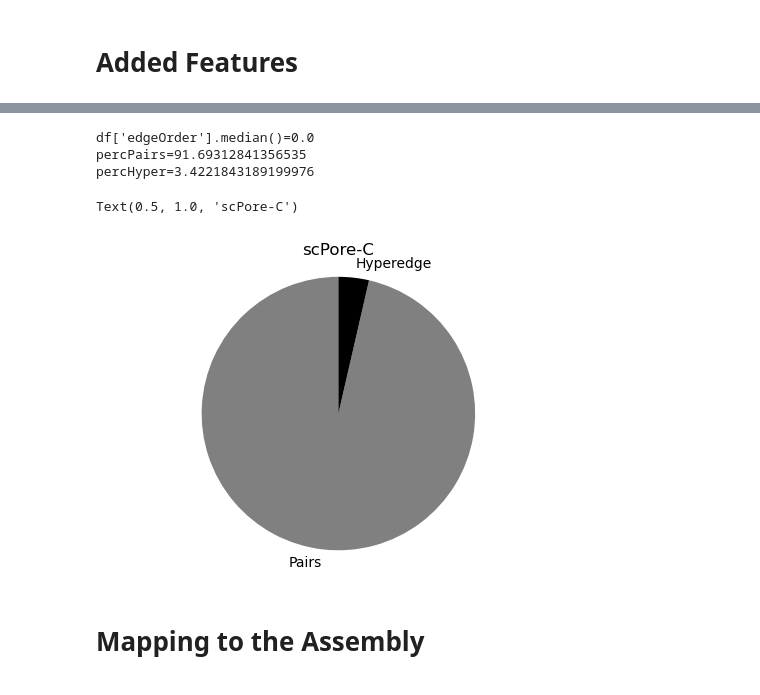
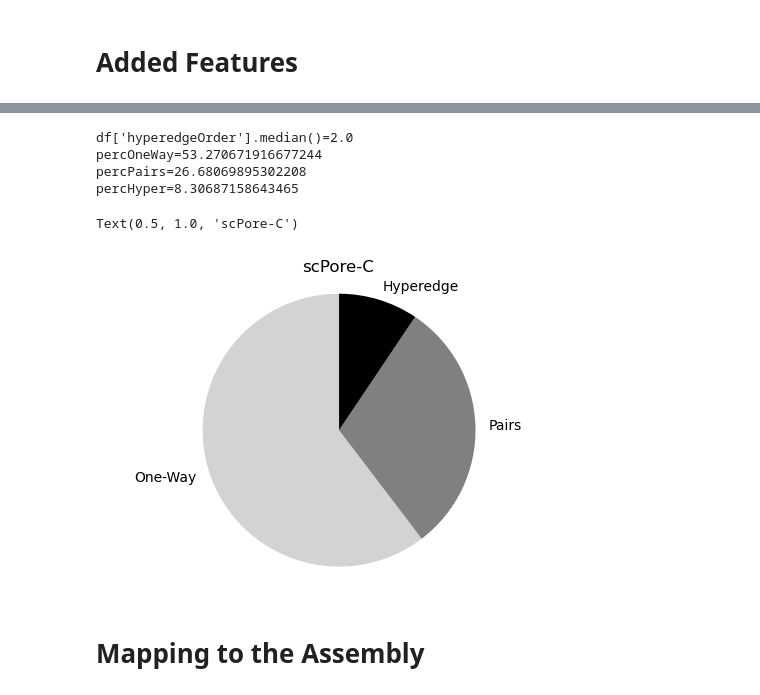
Before and after one commit to CooperStansbury/scPoreC-analysis, a Jupyter notebook: notebooks/single_chromosome_analysis.ipynb, the cells around one changed output, grey strips where cells are left out. Cells and saved outputs as stored; diff of their text form; code cells hidden in the pictures.

```diff
--- a/notebooks/single_chromosome_analysis.ipynb
+++ b/notebooks/single_chromosome_analysis.ipynb
@@ -443,0 +251,15 @@ testCounts.most_common(1)=[(11612264, 7)]
+# %%
+# for single cells, there can be at most 2 copies of any sequence (ligation product)
+print(f"{df.shape=}")
+df = filters.ligationProductFilter(df, nProducts=4, verbose=False)
+currentRecords = df.shape[0]
+print(f"{df.shape=}")
+print(f"{currentRecords/totalRecords=:.4f}")
+
+# quick check of the above
+testCounts = filters.getFragmentCounts(df)
+print(f"{testCounts.most_common(1)=}")
+
+print()
+res = pcu.getSummary(df)
+pcu.printSummary(res)
@@ -448,11 +288,18 @@ testCounts.most_common(1)=[(11612264, 7)]
 # %%
 # add the cardinality of the hyperedge
 df['edgeOrder'] = df.groupby(["read_name"])["align2_fragment_id"].transform("count")
-df['edgeOrder'] = df['edgeOrder'] - 1
 
-res = plt.hist(df['edgeOrder'], edgecolor='k', bins=30)
-plt.title('Order of Hyperedges')
-plt.xlabel('Edge Order')
+# map read count back to concatemer multicplitity
+orderDict = {}
+for i in range(df['edgeOrder'].max()):
+    orderDict[math.comb(i, 2)] = i
+
+df['hyperedgeOrder'] = df['edgeOrder'].map(orderDict)
+
+res = plt.hist(df['hyperedgeOrder'], edgecolor='k', bins=30)
+# res = plt.hist(df['edgeOrder'], edgecolor='k', bins=30, color='orange')
+plt.title('Distribution of Hyperedge Cardinality')
+plt.xlabel('Hyperedge Cardinality')
 plt.ylabel('Number of Reads')
 # %% [output]
 Text(0, 0.5, 'Number of Reads')
@@ -460,33 +317,36 @@ Text(0, 0.5, 'Number of Reads')
 # %%
 # break
 # %%
-percPairs = (np.sum(np.where(df['edgeOrder'] <= 2, 1, 0)) / len(df)) * 100
+percOneWay = (np.sum(np.where(df['edgeOrder'] == 1, 1, 0)) / len(df)) * 100
+percPairs = (np.sum(np.where(df['edgeOrder'] == 2, 1, 0)) / len(df)) * 100
 percHyper = (np.sum(np.where(df['edgeOrder'] > 3, 1, 0)) / len(df)) * 100
 
-print(f"{df['edgeOrder'].median()=}")
+print(f"{df['hyperedgeOrder'].median()=}")
 
+print(f"{percOneWay=}")
 print(f"{percPairs=}")
 print(f"{percHyper=}")
 
-labels = ['Pairs', 'Hyperedge']
+labels = ['One-Way', 'Pairs', 'Hyperedge']
 
-sizes = [percPairs, percHyper]
+sizes = [percOneWay, percPairs, percHyper]
 plt.rcParams['figure.facecolor'] = 'w'
 
 fig1, ax1 = plt.subplots()
 ax1.pie(sizes,
         labels=labels,
         startangle=90,
-        colors=['grey', 'k'])
+        colors=['lightgrey', 'grey', 'k'])
 
 ax1.axis('equal')  # Equal aspect ratio ensures that pie is drawn as a circle.
 plt.title('scPore-C')
 # %% [output]
-df['edgeOrder'].median()=0.0
-percPairs=91.69312841356535
-percHyper=3.4221843189199976
+df['hyperedgeOrder'].median()=2.0
+percOneWay=53.270671916677244
+percPairs=26.68069895302208
+percHyper=8.30687158643465
 Text(0.5, 1.0, 'scPore-C')
-[figure, old version]
+[figure, new version]
 # %% [markdown]
 # Mapping to the Assembly
 # %%
```
Also changed, not shown: parts of 44 cells of this notebook, 3 other files.
